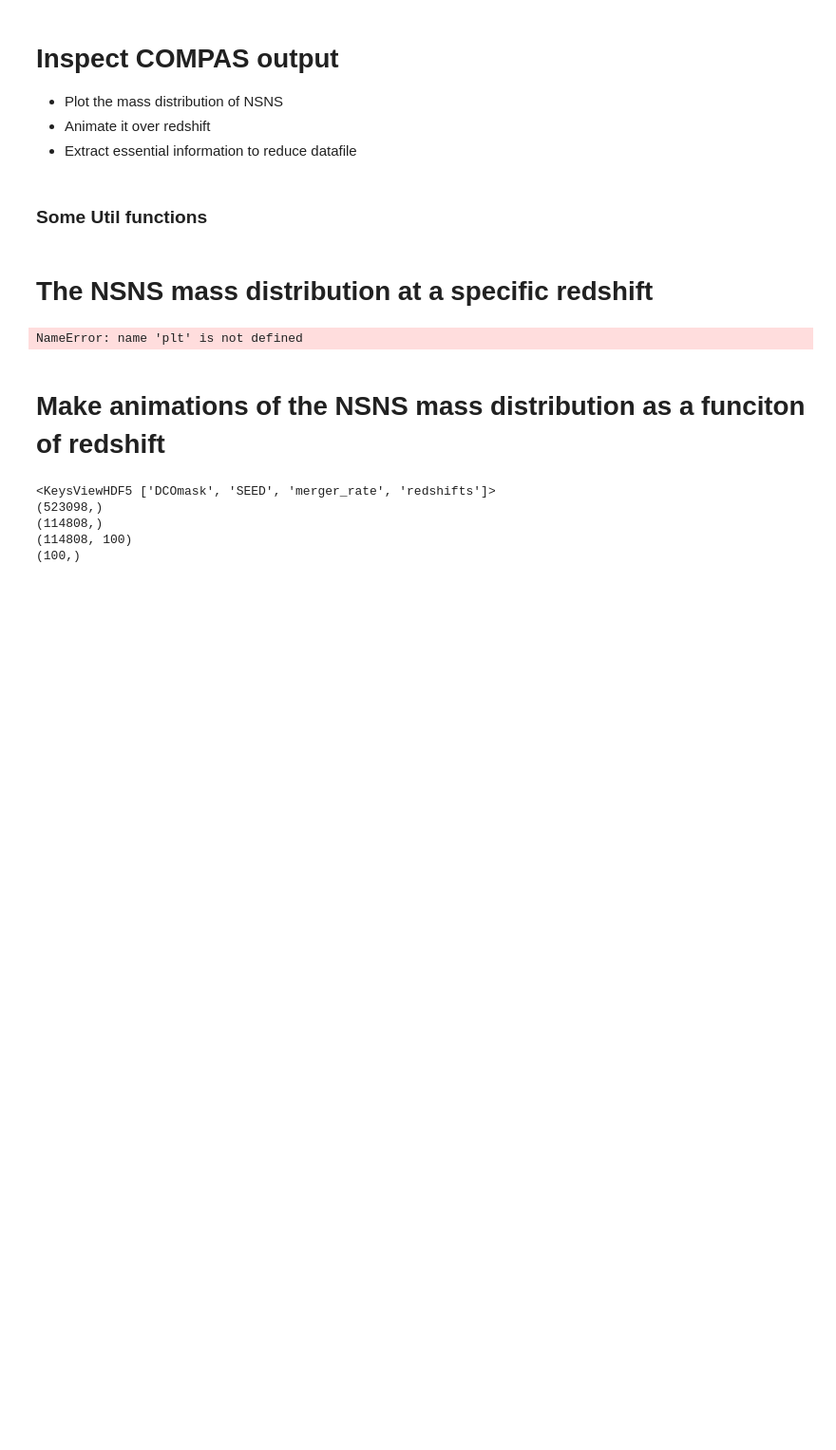
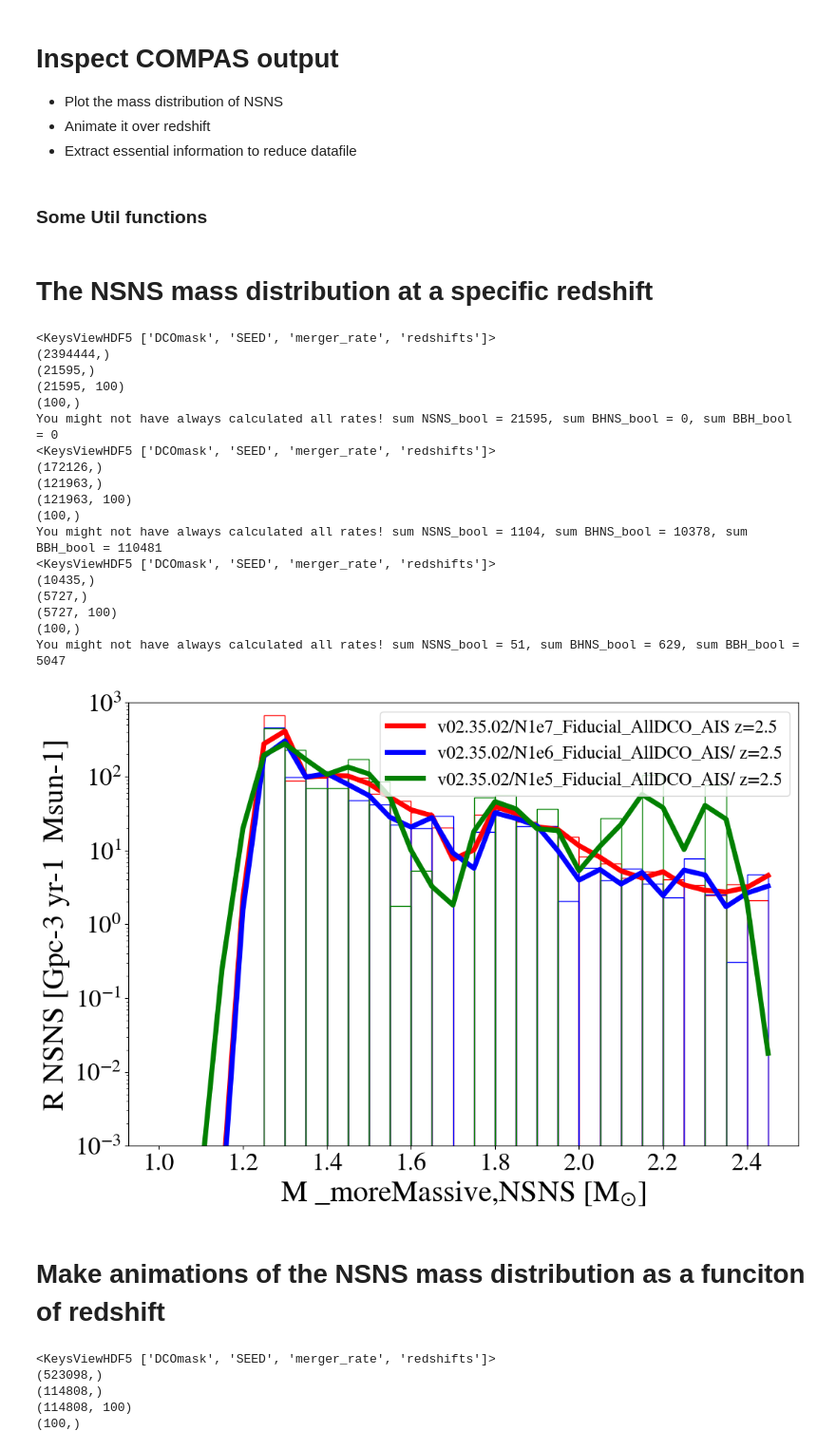
Before and after one commit to LiekeVanSon/NSNS_masses, a Jupyter notebook: code/InspectRates.ipynb, the cells around one changed output. Shown at 95% size. Saved outputs shown, nothing was run; the diff lists cells and outputs as text; code cells hidden in the pictures; blank space fills up the shorter version.

```diff
--- a/code/InspectRates.ipynb
+++ b/code/InspectRates.ipynb
@@ -47,7 +47,7 @@ normalize_by_peak = False # normalize the histogram?
 bootstrap         = False # bootstrap the histogram to get sampling noise?
 bootstraps        = 10   # number of bootstraps to do
 logx              = False # plot the log of the x-axis?
-redshift_interest = 0
+redshift_interest = 2.5
 ####################################
 
 
@@ -120,15 +120,15 @@ def read_DCO(var = 'v02.35.02/N1e7_Fiducial_AllDCO_AIS/',
 fig, ax = plt.subplots(figsize=(12, 8))
 
 # Define the bins and x values for the KDE
-Mbinwidth = 1#0.05
+Mbinwidth = 0.05
 mass_key = '_moreMassive' #  'chirp'#'_lessMassive' #
-DCO_flavour = 'BHNS'#'NSNS'
-bins = np.arange(1, 50, Mbinwidth)
-x_KDE = np.arange(1, 50, Mbinwidth)
+DCO_flavour = 'NSNS' #'BHNS'#
+bins = np.arange(1, 2.5, Mbinwidth)
+x_KDE = np.arange(1, 2.5, Mbinwidth)
 
 
-hist_colors = ['red', 'blue', 'lightblue']
-for v_i, variation in enumerate(['v02.35.02/N1e6_Fiducial_AllDCO_AIS/', 'v02.35.02/N1e5_Fiducial_AllDCO_AIS/']): #'v02.35.02/N1e7_Fiducial_AllDCO_AIS',
+hist_colors = ['red', 'blue', 'green']
+for v_i, variation in enumerate(['v02.35.02/N1e7_Fiducial_AllDCO_AIS', 'v02.35.02/N1e6_Fiducial_AllDCO_AIS/', 'v02.35.02/N1e5_Fiducial_AllDCO_AIS/']): #
 
     NSNStable, rates_NSNS, BHNStable, rates_BHNS, BBHtable, rates_BBH, redshifts, redshift_i = read_DCO(var = variation, redshift_interest = redshift_interest)
 
@@ -168,34 +168,52 @@ for v_i, variation in enumerate(['v02.35.02/N1e6_Fiducial_AllDCO_AIS/', 'v02.35.
 
         if normalize_by_peak:
             norm = max(hist / Mbinwidth)
 
         # calculate 90% tile
         y_vals = hist_vals / Mbinwidth / norm
         if logx:
             y_vals = y_vals*center_bins
         percentiles = np.percentile(y_vals, [10., 90.], axis=0)
 
         # Plot the 90% tile
         ax.fill_between(center_bins, percentiles[0],percentiles[1], alpha=0.4, color=hist_colors[v_i], zorder = 0)
 
 
     # Plot the KDE
     kernel = stats.gaussian_kde(DCO_table[f'M{mass_key}'], weights=rates[:, redshift_i],  bw_method=0.1)# bw_method='silverman' 'scott')
     KDEy_vals = kernel(x_KDE) * sum(hist) / norm  # re-normalize the KDE
     ax.plot(x_KDE, KDEy_vals, label=f'{variation} z={np.round(redshifts[redshift_i],2)}' , color=hist_colors[v_i], lw=5)
 
 # Set the axis labels and limits
 ax.set_xlabel(f'M {mass_key},{DCO_flavour} '+ '$[\mathrm{M_{\odot}} ]$', fontsize=30)
 ax.set_ylabel(f'R {DCO_flavour} [Gpc-3 yr-1  Msun-1]', fontsize=30)
 ax.set_yscale('log')
 ax.set_ylim(1e-3, 1e3)
 ax.legend(fontsize = 18)
 
 plt.savefig(f'../ResolutionTest_{DCO_flavour}_mass_dist_z_{redshift_interest}.png')
 # Show the plot
 plt.show()
 # %% [output]
-NameError: name 'plt' is not defined
+<KeysViewHDF5 ['DCOmask', 'SEED', 'merger_rate', 'redshifts']>
+(2394444,)
+(21595,)
+(21595, 100)
+(100,)
+You might not have always calculated all rates! sum NSNS_bool = 21595, sum BHNS_bool = 0, sum BBH_bool = 0
+<KeysViewHDF5 ['DCOmask', 'SEED', 'merger_rate', 'redshifts']>
+(172126,)
+(121963,)
+(121963, 100)
+(100,)
+You might not have always calculated all rates! sum NSNS_bool = 1104, sum BHNS_bool = 10378, sum BBH_bool = 110481
+<KeysViewHDF5 ['DCOmask', 'SEED', 'merger_rate', 'redshifts']>
+(10435,)
+(5727,)
+(5727, 100)
+(100,)
+You might not have always calculated all rates! sum NSNS_bool = 51, sum BHNS_bool = 629, sum BBH_bool = 5047
+[figure, added]
 # %% [markdown]
 # Make animations of the NSNS mass distribution as a funciton of redshift
 # %%
```
Also changed, not shown: 12 other files.
